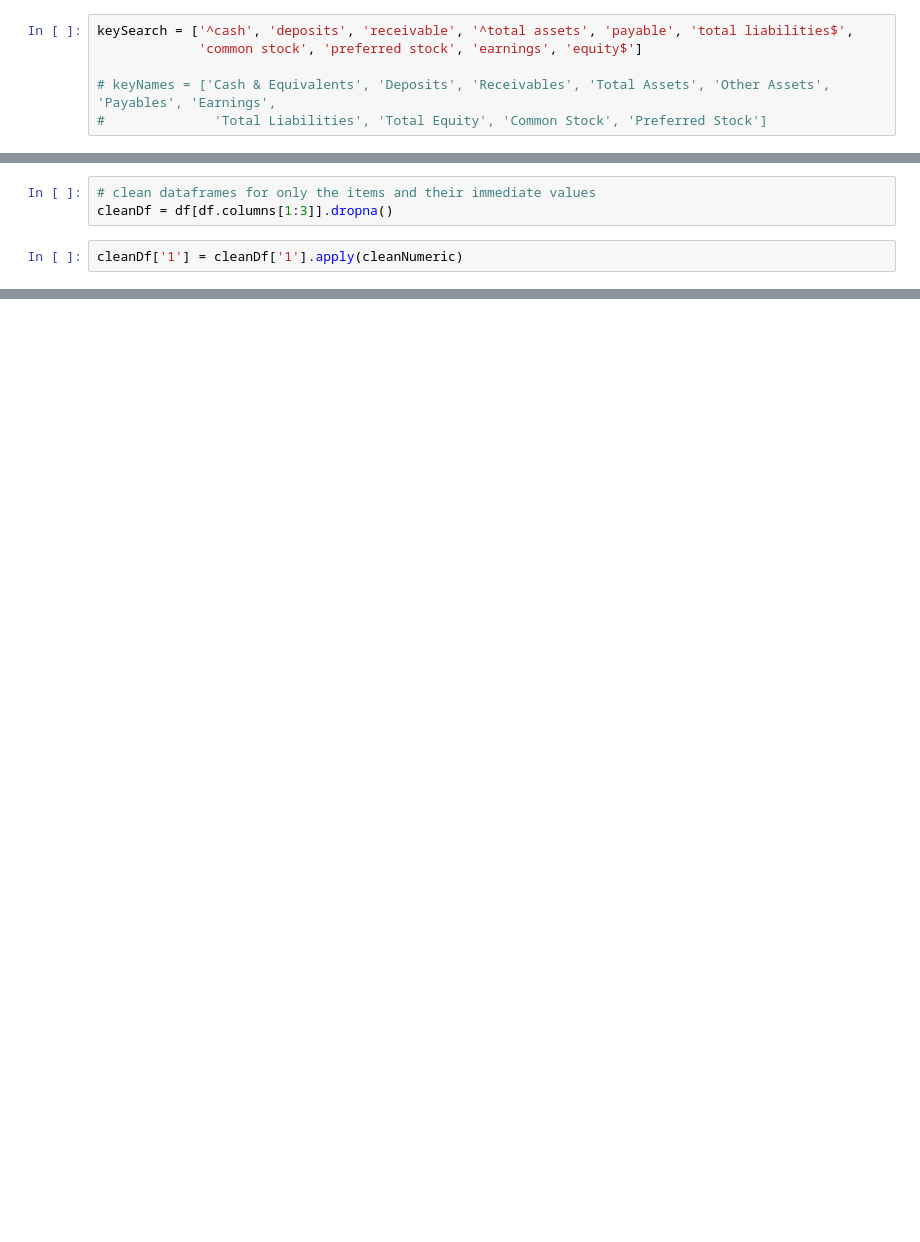
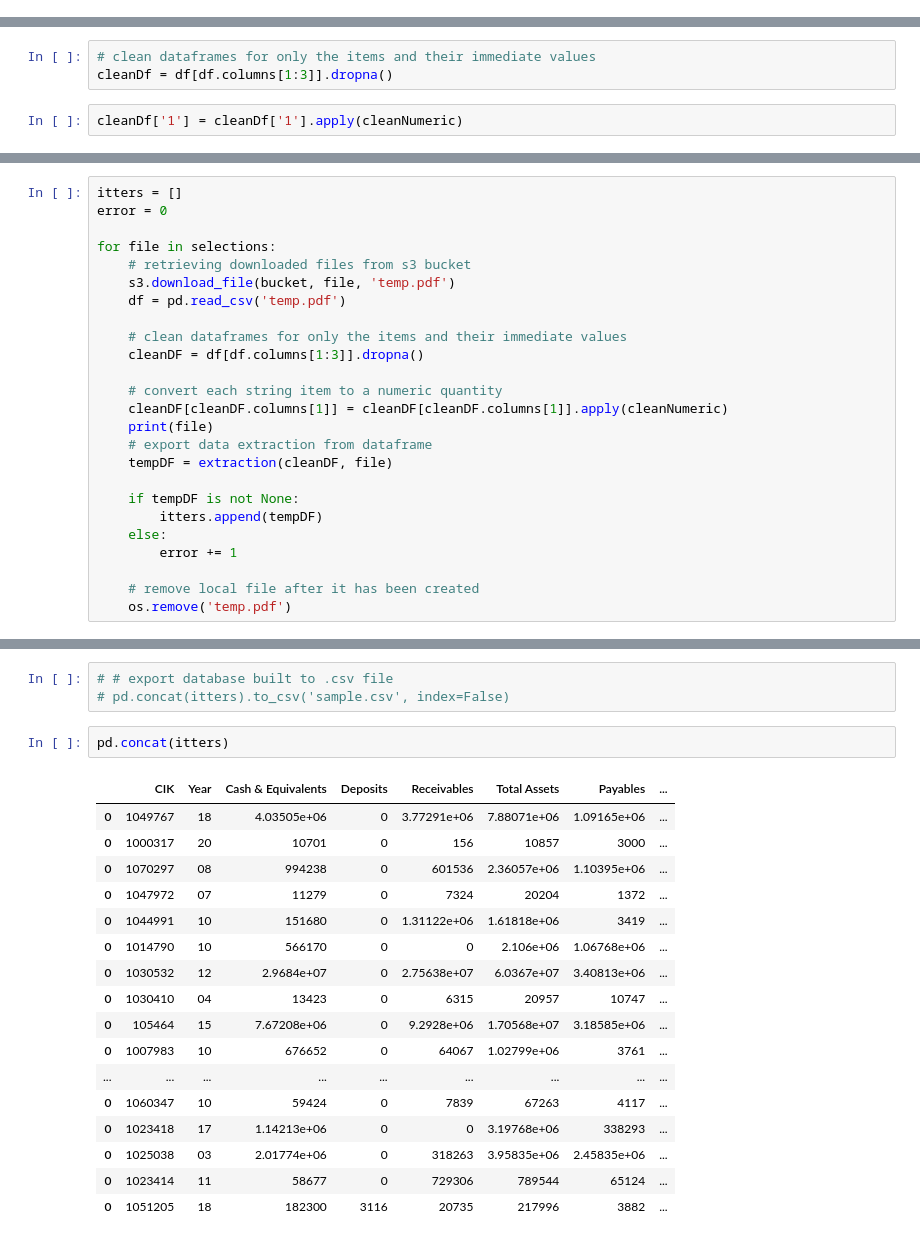
Before and after one commit to fernando-duarte/X17A5, a Jupyter notebook: buildDatabase.ipynb, the cells around one changed output, grey strips where cells are left out. Saved outputs shown, nothing was run; the diff lists cells and outputs as text; blank space fills up the shorter version.

```diff
--- a/buildDatabase.ipynb
+++ b/buildDatabase.ipynb
@@ -104,9 +81,3 @@ regexCheck(sample, 'liabilities')
-# %%
-keySearch = ['^cash', 'deposits', 'receivable', '^total assets', 'payable', 'total liabilities$',
-             'common stock', 'preferred stock', 'earnings', 'equity$']
-
-# keyNames = ['Cash & Equivalents', 'Deposits', 'Receivables', 'Total Assets', 'Other Assets', 'Payables', 'Earnings',
-#              'Total Liabilities', 'Total Equity', 'Common Stock', 'Preferred Stock']
 # %%
 index = 40
 # %%
@@ -242,0 +206,25 @@ cleanNumeric('-$19,223')
+# %%
+itters = []
+error = 0
+
+for file in selections:
+    # retrieving downloaded files from s3 bucket
+    s3.download_file(bucket, file, 'temp.pdf')
+    df = pd.read_csv('temp.pdf')
+
+    # clean dataframes for only the items and their immediate values
+    cleanDF = df[df.columns[1:3]].dropna()
+
+    # convert each string item to a numeric quantity
+    cleanDF[cleanDF.columns[1]] = cleanDF[cleanDF.columns[1]].apply(cleanNumeric)
+    print(file)
+    # export data extraction from dataframe
+    tempDF = extraction(cleanDF, file)
+
+    if tempDF is not None:
+        itters.append(tempDF)
+    else:
+        error += 1
+
+    # remove local file after it has been created
+    os.remove('temp.pdf')
@@ -242,0 +249,23 @@ cleanNumeric('-$19,223')
+# %%
+# # export database built to .csv file
+# pd.concat(itters).to_csv('sample.csv', index=False)
+# %%
+pd.concat(itters)
+# %% [output]
+|  | CIK | Year | Cash & Equivalents | Deposits | Receivables | Total Assets | Payables | ... |
+| 0 | 1049767 | 18 | 4.03505e+06 | 0 | 3.77291e+06 | 7.88071e+06 | 1.09165e+06 | ... |
+| 0 | 1000317 | 20 | 10701 | 0 | 156 | 10857 | 3000 | ... |
+| 0 | 1070297 | 08 | 994238 | 0 | 601536 | 2.36057e+06 | 1.10395e+06 | ... |
+| 0 | 1047972 | 07 | 11279 | 0 | 7324 | 20204 | 1372 | ... |
+| 0 | 1044991 | 10 | 151680 | 0 | 1.31122e+06 | 1.61818e+06 | 3419 | ... |
+| 0 | 1014790 | 10 | 566170 | 0 | 0 | 2.106e+06 | 1.06768e+06 | ... |
+| 0 | 1030532 | 12 | 2.9684e+07 | 0 | 2.75638e+07 | 6.0367e+07 | 3.40813e+06 | ... |
+| 0 | 1030410 | 04 | 13423 | 0 | 6315 | 20957 | 10747 | ... |
+| 0 | 105464 | 15 | 7.67208e+06 | 0 | 9.2928e+06 | 1.70568e+07 | 3.18585e+06 | ... |
+| 0 | 1007983 | 10 | 676652 | 0 | 64067 | 1.02799e+06 | 3761 | ... |
+| ... | ... | ... | ... | ... | ... | ... | ... | ... |
+| 0 | 1060347 | 10 | 59424 | 0 | 7839 | 67263 | 4117 | ... |
+| 0 | 1023418 | 17 | 1.14213e+06 | 0 | 0 | 3.19768e+06 | 338293 | ... |
+| 0 | 1025038 | 03 | 2.01774e+06 | 0 | 318263 | 3.95835e+06 | 2.45835e+06 | ... |
+| 0 | 1023414 | 11 | 58677 | 0 | 729306 | 789544 | 65124 | ... |
+| 0 | 1051205 | 18 | 182300 | 3116 | 20735 | 217996 | 3882 | ... |
```
Also changed, not shown: parts of 27 cells of this notebook.
